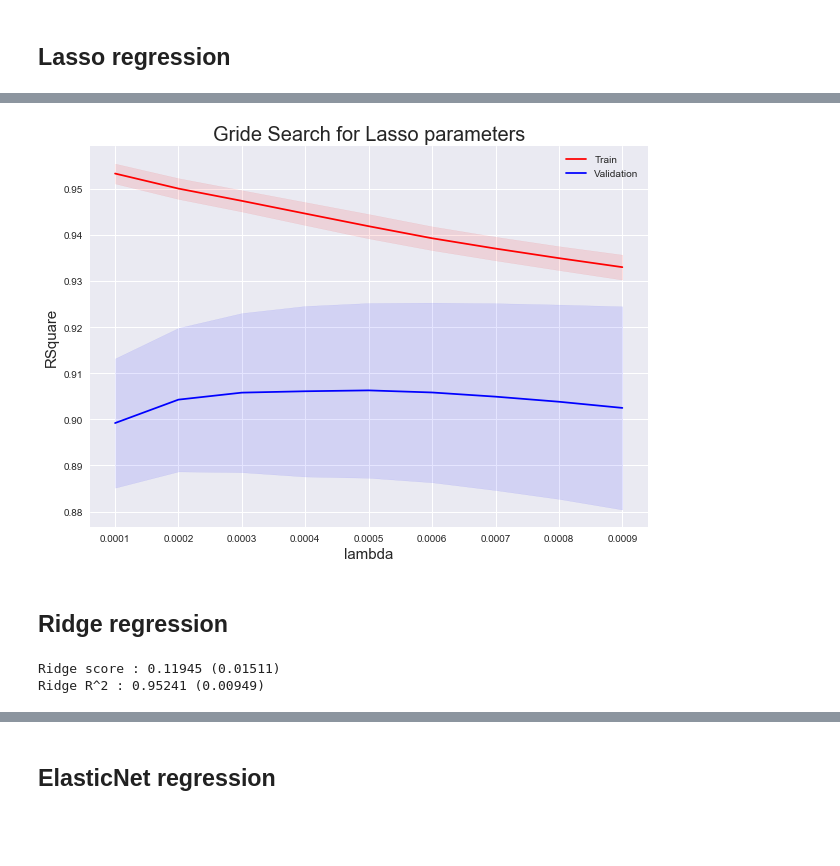
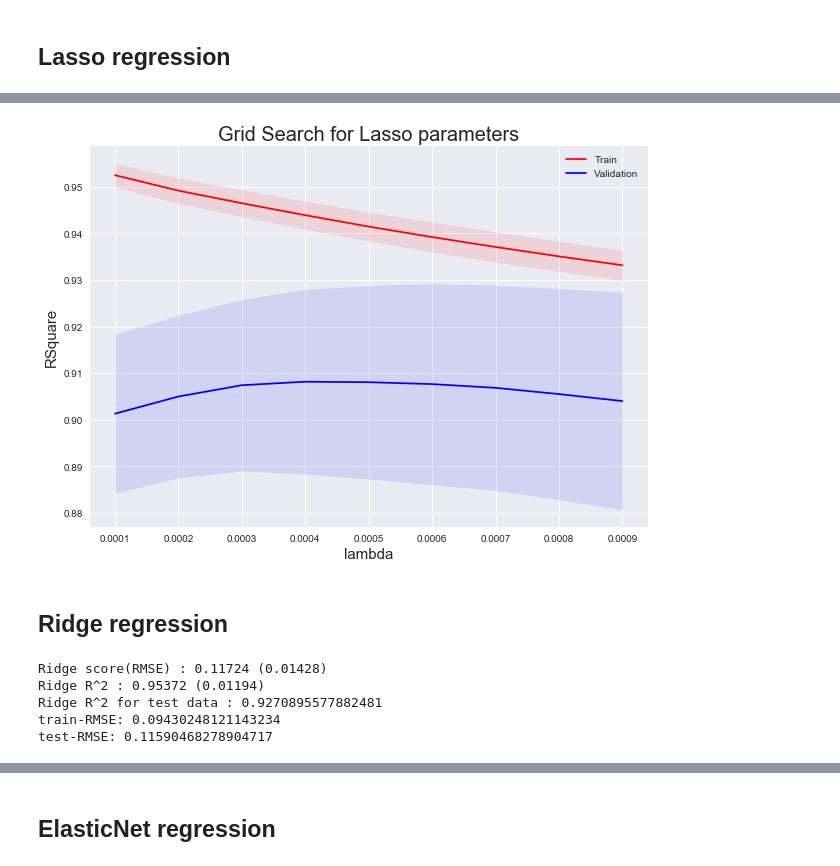
Before and after one commit to bircanfarro/Project_Makbi, a Jupyter notebook: Ak_ML_python2.ipynb, the cells around one changed output, grey strips where cells are left out. Saved outputs shown, nothing was run; the diff lists cells and outputs as text; code cells hidden in the pictures; blank space fills up the shorter version.

```diff
--- a/Ak_ML_python2.ipynb
+++ b/Ak_ML_python2.ipynb
@@ -287,4 +273,5 @@ import lightgbm as lgb
 # further split train and test data
 # separating our train dataset into further train and test for cross valudation
 from sklearn.cross_validation import train_test_split
-X_train, X_test, y_train, y_test = train_test_split(X1, Y1, test_size = 0.2 , random_state = 0)
+X_train, X_test, y_train, y_test = train_test_split(X1, Y1, test_size = 0.1 , random_state = 0)
+X_test.shape
@@ -324,12 +317,18 @@ print(select2.shape)
 # %%
 #Ols model
 ols = LinearRegression()
-score=rmse_cv(ols) # score with cross validation
-rsquare=rsquare_cv(ols)
-print('ols score(rmse) : {:0.5f} ({:0.5f})'.format(score.mean(),score.std()))
-print('ols R^2 : {:0.5f} ({:0.5f})'.format(rsquare.mean(),rsquare.std()))
+ols.fit(X_train,y_train)
+y_pred_train=ols.predict(X_train)
+y_pred=ols.predict(X_test)
+print('ols R^2 for test data :', ols.score(X_test, y_test)) # R^2 for the ols model
 
+# calculate these metrics by hand!
+from sklearn import metrics
+print('train-RMSE:', np.sqrt(metrics.mean_squared_error(y_train,y_pred_train)))
+print('test-RMSE:', np.sqrt(metrics.mean_squared_error(y_test,y_pred)))
 
-## fit your linear model with fit() function
-#ols.fit(x, y)
+score=rmse_cv(ols,X_test,y_test) # score with cross validation
+rsquare=rsquare_cv(ols,X_test,y_test)
+print('ols score -crossvalidation(rmse) : {:0.5f} ({:0.5f})'.format(score.mean(),score.std()))
+print('ols-cross validation R^2 : {:0.5f} ({:0.5f})'.format(rsquare.mean(),rsquare.std()))
 # %% [output]
@@ -339,11 +341,22 @@ ols R^2 : 0.93640 (0.01181)
 ## Lasso regression
 # %%
 # lasso regression ( more consise way)
-# ElasNet = make_pipeline(RobustScaler(), ElasticNet(alpha=0.05, l1_ratio=0.5, random_state=1))
+# ElasNet = make_pipeline(RobustScaler(), ElasticNet(alpha=0.0005, l1_ratio=0.5, random_state=1))
 
-lasso = Lasso(alpha =0.0005, random_state=1)
-score=rmse_cv(lasso) # score with cross validation
-rsquare=rsquare_cv(lasso)
-print('lasso score : {:0.5f} ({:0.5f})'.format(score.mean(),score.std()))
+lasso = make_pipeline(RobustScaler(), Lasso(alpha =0.0005, random_state=1))
+score=rmse_cv(lasso,X_train,y_train) # score with cross validation
+rsquare=rsquare_cv(lasso,X_train,y_train)
+print('lasso score ( RMSE) : {:0.5f} ({:0.5f})'.format(score.mean(),score.std()))
 print('lasso R^2 : {:0.5f} ({:0.5f})'.format(rsquare.mean(),rsquare.std()))
+
+
+lasso.fit(X_train,y_train)
+y_pred_train=lasso.predict(X_train)
+y_pred=lasso.predict(X_test)
+print('lasso R^2 for test data :', lasso.score(X_test, y_test)) # R^2 for the ols model
+
+# calculate these metrics by hand!
+from sklearn import metrics
+print('train-RMSE:', np.sqrt(metrics.mean_squared_error(y_train,y_pred_train)))
+print('test-RMSE:', np.sqrt(metrics.mean_squared_error(y_test,y_pred)))
 # %% [output]
@@ -399,39 +415,54 @@ array([0.95331826, 0.95005328, 0.94738837, 0.94462944, 0.94189002,
 # %%
 # Train mean and standard deviation
 
 plt.figure(figsize=(10,7))
 plt.plot(param_range, train_scores_mean, color='r')
 train_y1 = train_scores_mean - train_scores_std
 train_y2 = train_scores_mean + train_scores_std
 plt.fill_between(param_range, y1=train_y1, y2=train_y2, color='r', alpha=0.1)
 
 # Test mean and standard deviation
 plt.plot(param_range, test_scores_mean,color='b')
 test_y1 = test_scores_mean - test_scores_std
 test_y2 = test_scores_mean + test_scores_std
 plt.xlabel('lambda',fontsize=15)
 plt.ylabel('RSquare',fontsize=15)
-plt.title('Gride Search for Lasso parameters', fontsize=20)
+plt.title('Grid Search for Lasso parameters', fontsize=20)
 plt.legend(('Train', 'Validation'),loc='upper right')
 plt.fill_between(param_range, y1=test_y1, y2=test_y2, color='b', alpha=0.1)
+plt.savefig('Grid_lasso.png')
 plt.show()
 
 # on x axis , number of k
 # to choose , two things need to consider, decrepancy and accruracy
 # %% [output]
-[figure, old version]
+[figure, new version]
 # %% [markdown]
 ## Ridge regression
 # %%
 #ridge regression
-ridg=Ridge(alpha =5, random_state=1)
-score=rmse_cv(ridg) # score with cross validation
-rsquare=rsquare_cv(ridg)
-print('Ridge score : {:0.5f} ({:0.5f})'.format(score.mean(),score.std()))
+ridg=Ridge(alpha=9, random_state=1)
+score=rmse_cv(ridg,X_train,y_train) # score with cross validation
+rsquare=rsquare_cv(ridg,X_train,y_train)
+print('Ridge score(RMSE) : {:0.5f} ({:0.5f})'.format(score.mean(),score.std()))
 print('Ridge R^2 : {:0.5f} ({:0.5f})'.format(rsquare.mean(),rsquare.std()))
+
+
+ridg.fit(X_train,y_train)
+y_pred_train=ridg.predict(X_train)
+y_pred=ridg.predict(X_test)
+print('Ridge R^2 for test data :', ridg.score(X_test, y_test)) # R^2 for the ols model
+
+# calculate these metrics by hand!
+from sklearn import metrics
+print('train-RMSE:', np.sqrt(metrics.mean_squared_error(y_train,y_pred_train)))
+print('test-RMSE:', np.sqrt(metrics.mean_squared_error(y_test,y_pred)))
 # %% [output]
-Ridge score : 0.11945 (0.01511)
-Ridge R^2 : 0.95241 (0.00949)
+Ridge score(RMSE) : 0.11724 (0.01428)
+Ridge R^2 : 0.95372 (0.01194)
+Ridge R^2 for test data : 0.9270895577882481
+train-RMSE: 0.09430248121143234
+test-RMSE: 0.11590468278904717
 # %%
 # Grid search on Ridge
 # look how to choose fraction parameters range
```
Also changed, not shown: parts of 58 cells of this notebook.
